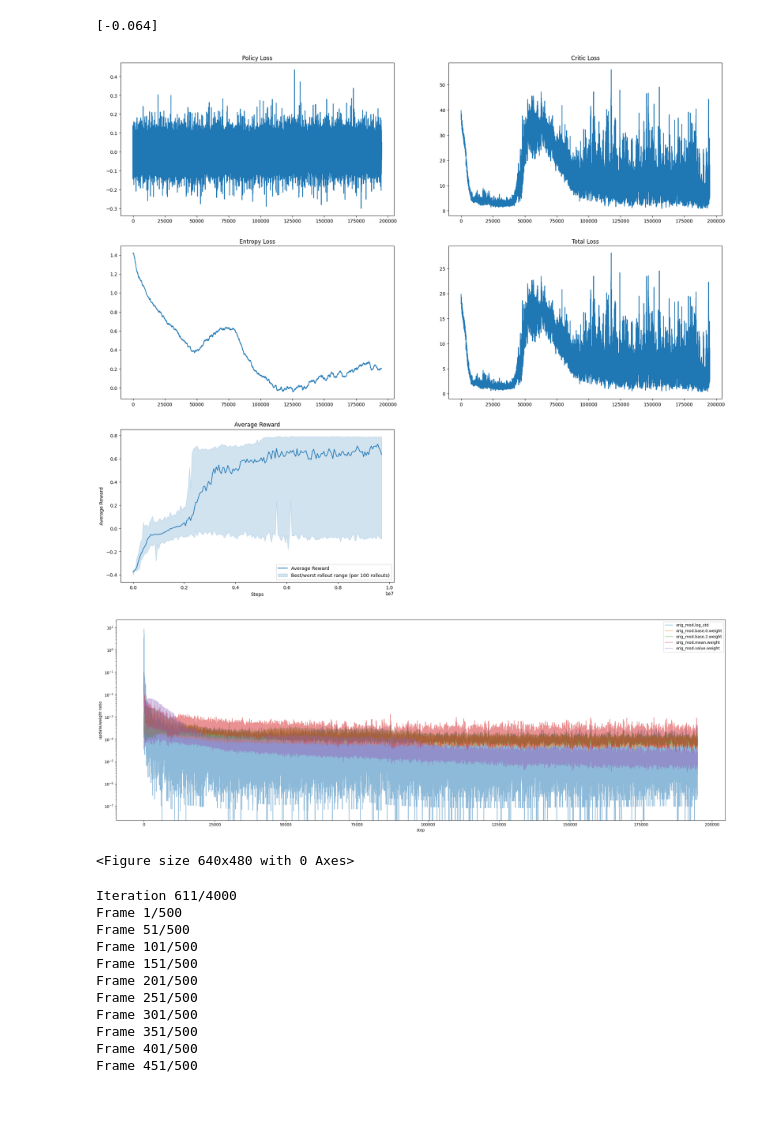
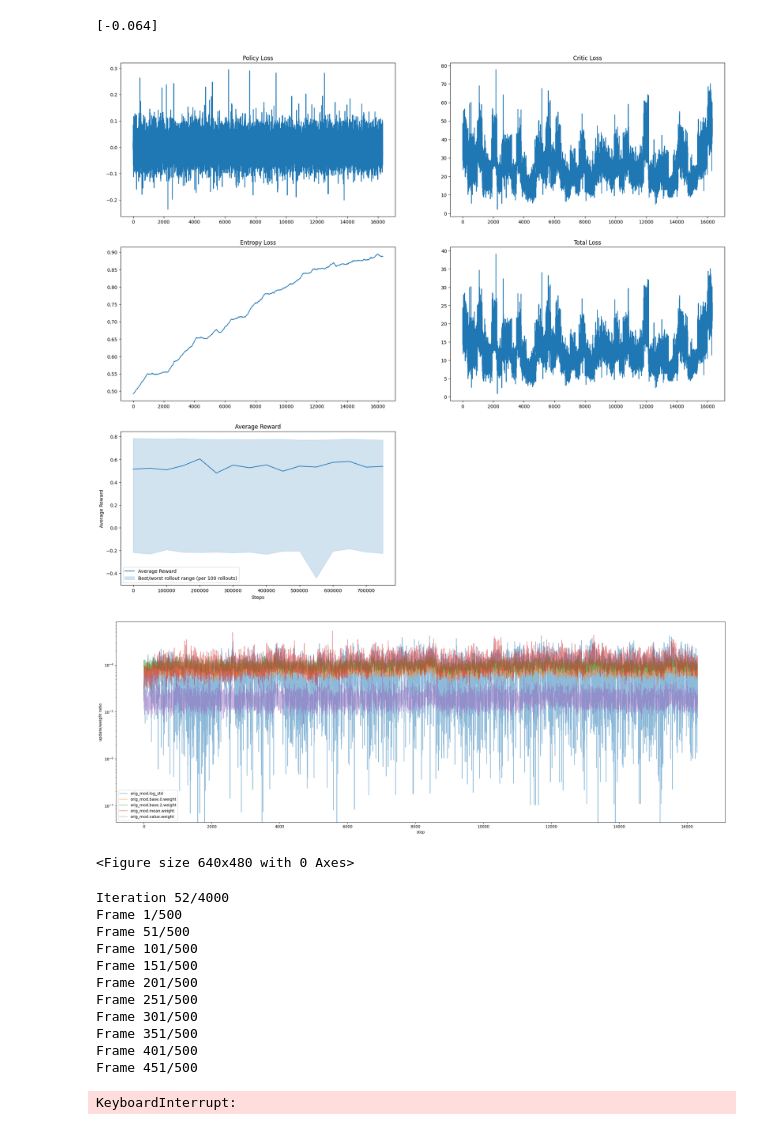
Before and after one commit to aizej/Inverted-Pendulum, a Jupyter notebook: train.ipynb, the cells around one changed output. Cells and saved outputs as stored; diff of their text form; code cells hidden in the pictures; blank space fills up the shorter version.

```diff
--- a/train.ipynb
+++ b/train.ipynb
@@ -603,26 +603,26 @@ print(env._lowers)
 # %%
 #training loop
 paralel_envs = 32
 iterations = 4000 #150
 
 minibatch_size = 512     #dont go smaller than 512
 n_epochs = 10 #4-10
 print(f"number of minibathces per epoch: {(paralel_envs*env._config.episode_length)//minibatch_size}")
 
 
 kl_threshold = 0.04  # threshold for early stopping if policy changes too much
 vf_clip_coef = 0.2  # coefficient for clipping value function updates #normaly 0.2
 
-#agent.load_model("models/PPO_policy_0.448.pth", "models/PPO_optimizer_0.448.pth")
+agent.load_model("models/PPO_policy_0.770.pth", "models/PPO_optimizer_0.770.pth")
 
 agent.learn(env=env,iterations=iterations, n_epochs=n_epochs, minibatch_size=minibatch_size, paralel_envs=paralel_envs,
             verbose=True, keep_training_results=True, show_progress=True, kl_threshold=kl_threshold, save_models=True,
             vf_clip_coef=vf_clip_coef)
 # %% [output]
-[figure, old version]
+[figure, new version]
-[figure, old version]
+[figure, new version]
 <Figure size 640x480 with 0 Axes>
-Iteration 611/4000
+Iteration 52/4000
 Frame 1/500
 Frame 51/500
 Frame 101/500
@@ -633,6 +633,7 @@ Frame 301/500
 Frame 351/500
 Frame 401/500
 Frame 451/500
+KeyboardInterrupt:
 # %%
 training_results = agent.training_results
 actions = np.concatenate(training_results['actions'], axis=0).mean(axis=2).mean(axis=1)
```
Also changed, not shown: parts of 1 cell of this notebook, 4 other files.
